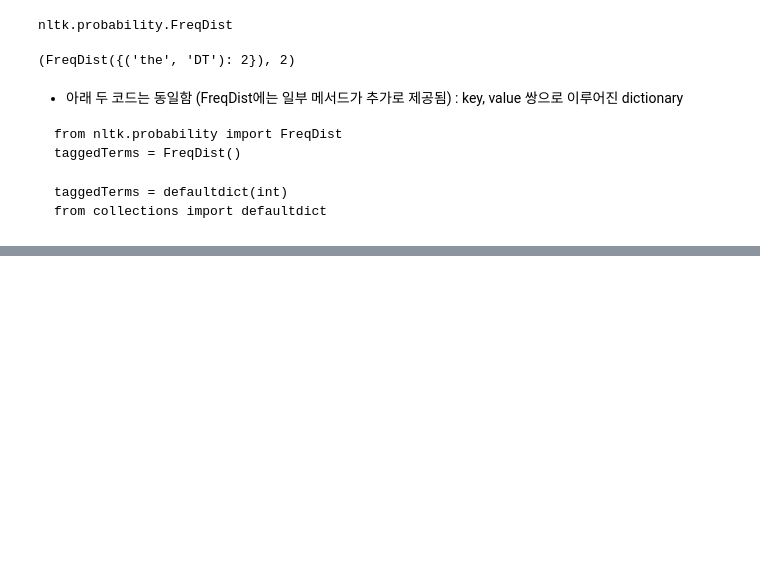
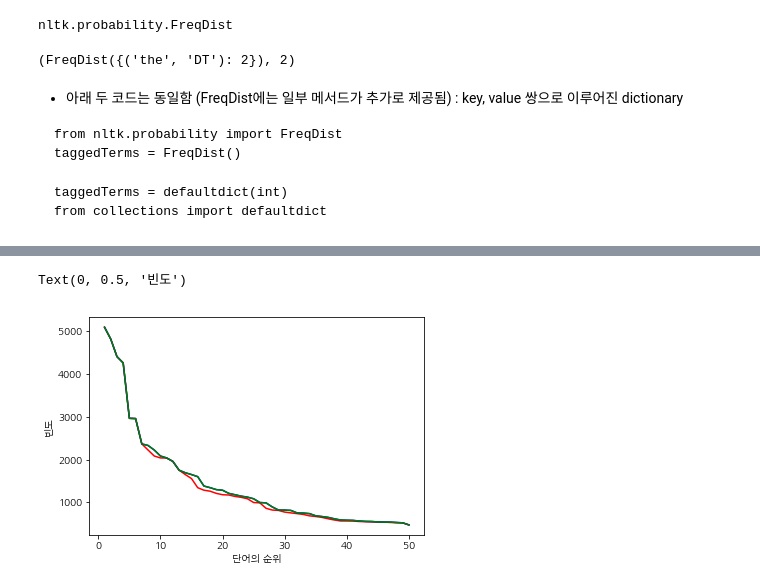
Before and after one commit to sungalex/nlp, a Jupyter notebook: lecture13-형태소분석_POS_Taggers-구문분석_구_연어_시각화.ipynb, the cells around one changed output, grey strips where cells are left out. Drawn from its saved outputs; the diff is of its cells as text; code cells hidden in the pictures; blank space fills up the shorter version.

```diff
--- a/lecture13-형태소분석_POS_Taggers-구문분석_구_연어_시각화.ipynb
+++ b/lecture13-형태소분석_POS_Taggers-구문분석_구_연어_시각화.ipynb
@@ -701,0 +303,4 @@ from collections import defaultdict
+# %%
+corpus = pattern.sub("", corpus)
+tokens = word_tokenize(corpus)
+len(tokens)
@@ -701,0 +309,3 @@ from collections import defaultdict
+# %%
+tagged = pos_tag(tokens)
+len(tokens), len(tagged), tagged[0]
@@ -701,0 +314,3 @@ from collections import defaultdict
+# %%
+wordList = [pair[0] for pair in tagged]
+posList = [pair[1] for pair in tagged]
@@ -701,0 +321,16 @@ from collections import defaultdict
+# %%
+freqTagged = FreqDist()
+for row in tagged:    # tuple(단어, 품사)
+    freqTagged[row] += 1
+
+freqWord = FreqDist()
+for row in wordList:    # 단어
+    freqWord[row] += 1
+
+freqPos = FreqDist()
+for row in posList:    # 품사
+    freqPos[row] += 1
+
+freqTokens = FreqDist()
+for row in tokens:    # 품사
+    freqTokens[row] += 1
@@ -701,0 +378,15 @@ from collections import defaultdict
+# %%
+x = range(1, 51)
+y = [pair[1] for pair in freqTagged.most_common(50)]   # tuple(단어, 품사)
+yy = [pair[1] for pair in freqWord.most_common(50)]   # 단어
+yyy = [pair[1] for pair in freqTokens.most_common(50)]   # 단어
+
+plt.plot(x, y, "r-")
+plt.plot(x, yy, "b-")
+plt.plot(x, yyy, "g-")
+
+plt.xlabel("단어의 순위")
+plt.ylabel("빈도")
+# %% [output]
+Text(0, 0.5, '빈도')
+[figure, added]
```
Also changed, not shown: parts of 100 cells of this notebook, 2 other files.
